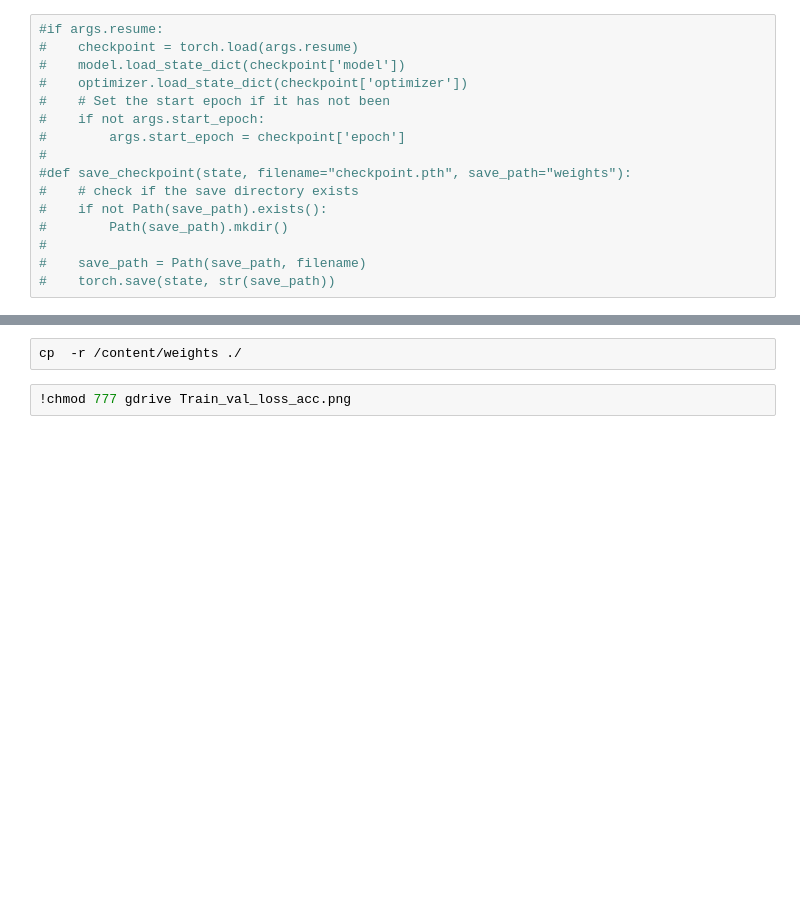
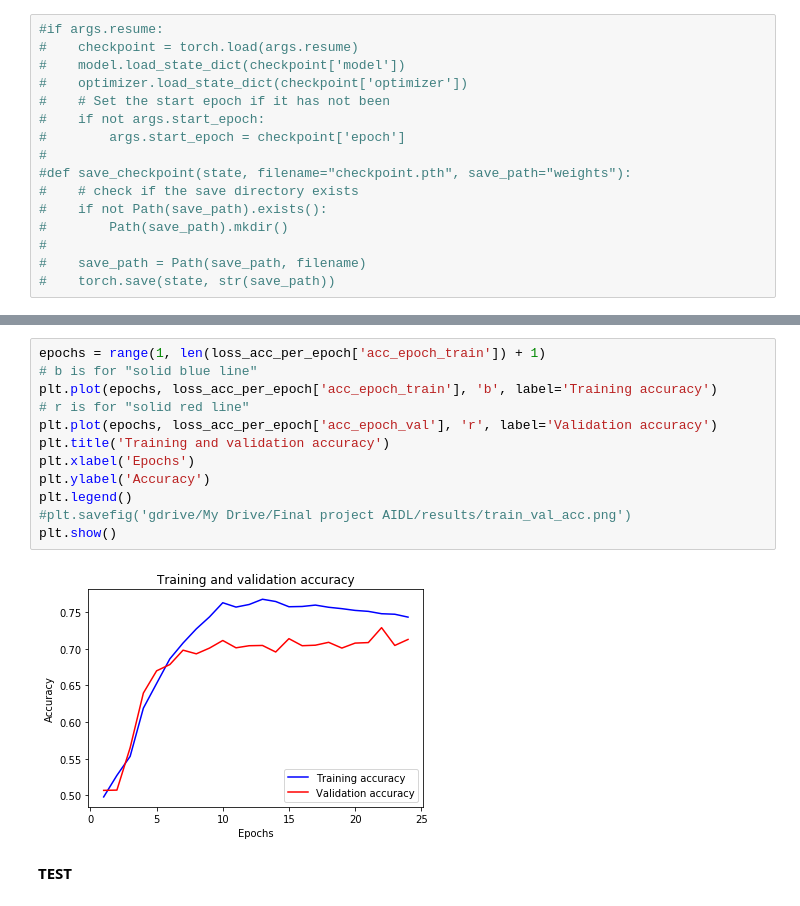
Before and after one commit to foca13/AIDL_2019_project, a Jupyter notebook: Final_Project_siamesa_v2_sbd.ipynb, the cells around one changed output, grey strips where cells are left out. Drawn from its saved outputs; the diff is of its cells as text; blank space fills up the shorter version.

```diff
--- a/Final_Project_siamesa_v2_sbd.ipynb
+++ b/Final_Project_siamesa_v2_sbd.ipynb
@@ -529,4 +481,16 @@ cd /content/gdrive/My\ Drive
-# %%
-cp  -r /content/weights ./
-# %%
-!chmod 777 gdrive Train_val_loss_acc.png
+# %%
+epochs = range(1, len(loss_acc_per_epoch['acc_epoch_train']) + 1)
+# b is for "solid blue line"
+plt.plot(epochs, loss_acc_per_epoch['acc_epoch_train'], 'b', label='Training accuracy')
+# r is for "solid red line"
+plt.plot(epochs, loss_acc_per_epoch['acc_epoch_val'], 'r', label='Validation accuracy')
+plt.title('Training and validation accuracy')
+plt.xlabel('Epochs')
+plt.ylabel('Accuracy')
+plt.legend()
+#plt.savefig('gdrive/My Drive/Final project AIDL/results/train_val_acc.png')
+plt.show()
+# %% [output]
+[figure, added]
+# %% [markdown]
+**TEST**
```
Also changed, not shown: parts of 34 cells of this notebook, 3 other files.
